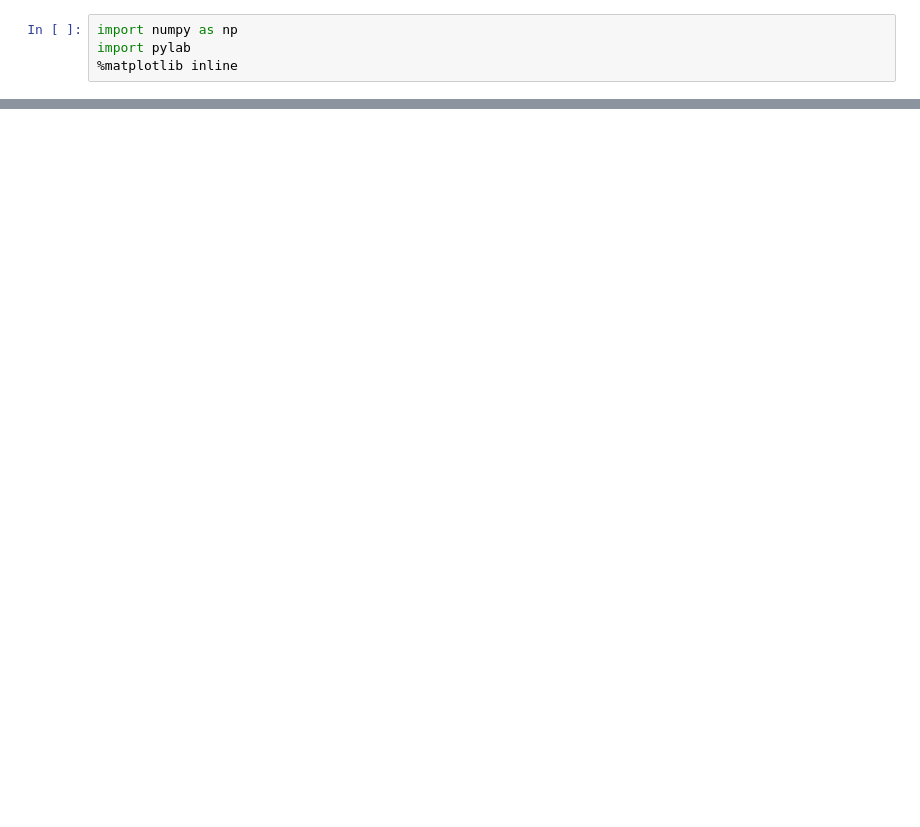
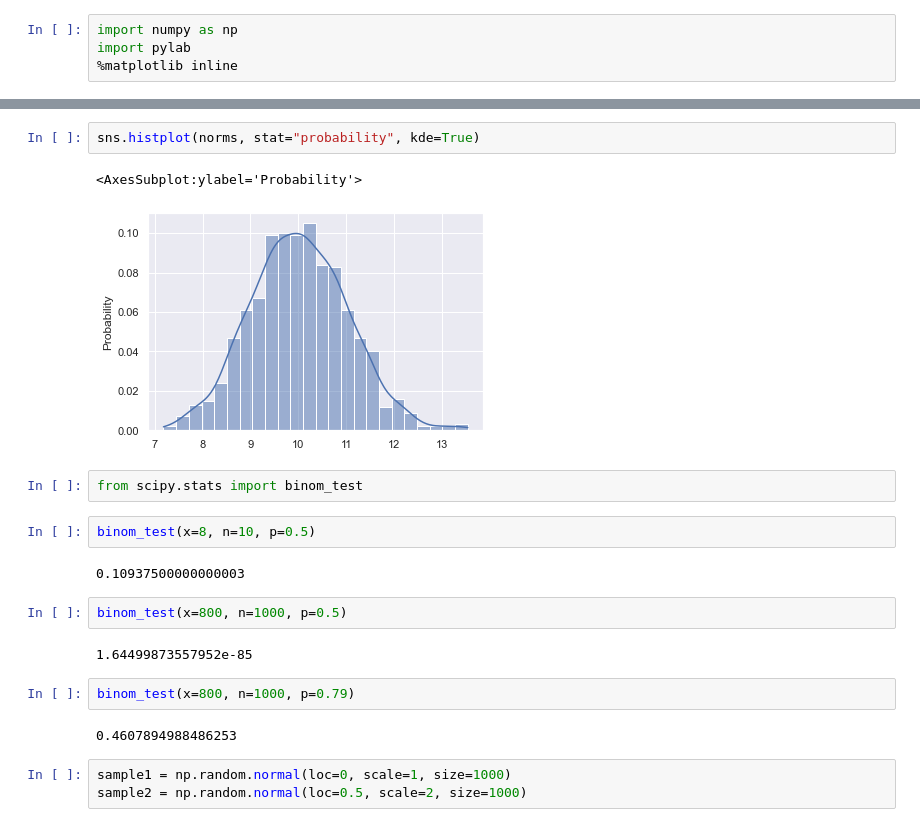
Before and after one commit to arjunc12/cmpinf2120-notebooks, a Jupyter notebook: Probability-and-Stats/probability-and-stats.ipynb, the cells around one changed output, grey strips where cells are left out. Saved outputs shown, nothing was run; the diff lists cells and outputs as text; blank space fills up the shorter version.

```diff
--- a/Probability-and-Stats/probability-and-stats.ipynb
+++ b/Probability-and-Stats/probability-and-stats.ipynb
@@ -23,0 +59,22 @@ pylab.std(flips, ddof=1)
+# %%
+sns.histplot(norms, stat="probability", kde=True)
+# %% [output]
+<AxesSubplot:ylabel='Probability'>
+[figure, added]
+# %%
+from scipy.stats import binom_test
+# %%
+binom_test(x=8, n=10, p=0.5)
+# %% [output]
+0.10937500000000003
+# %%
+binom_test(x=800, n=1000, p=0.5)
+# %% [output]
+1.64499873557952e-85
+# %%
+binom_test(x=800, n=1000, p=0.79)
+# %% [output]
+0.4607894988486253
+# %%
+sample1 = np.random.normal(loc=0, scale=1, size=1000)
+sample2 = np.random.normal(loc=0.5, scale=2, size=1000)
```
Also changed, not shown: parts of 17 cells of this notebook.
